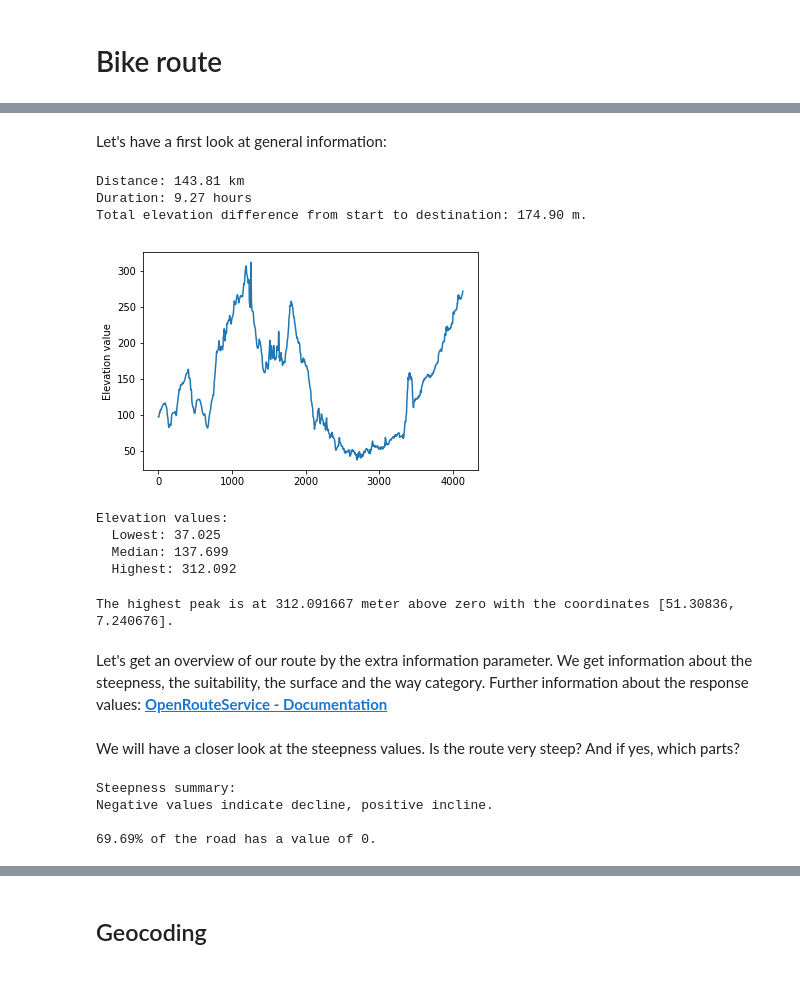
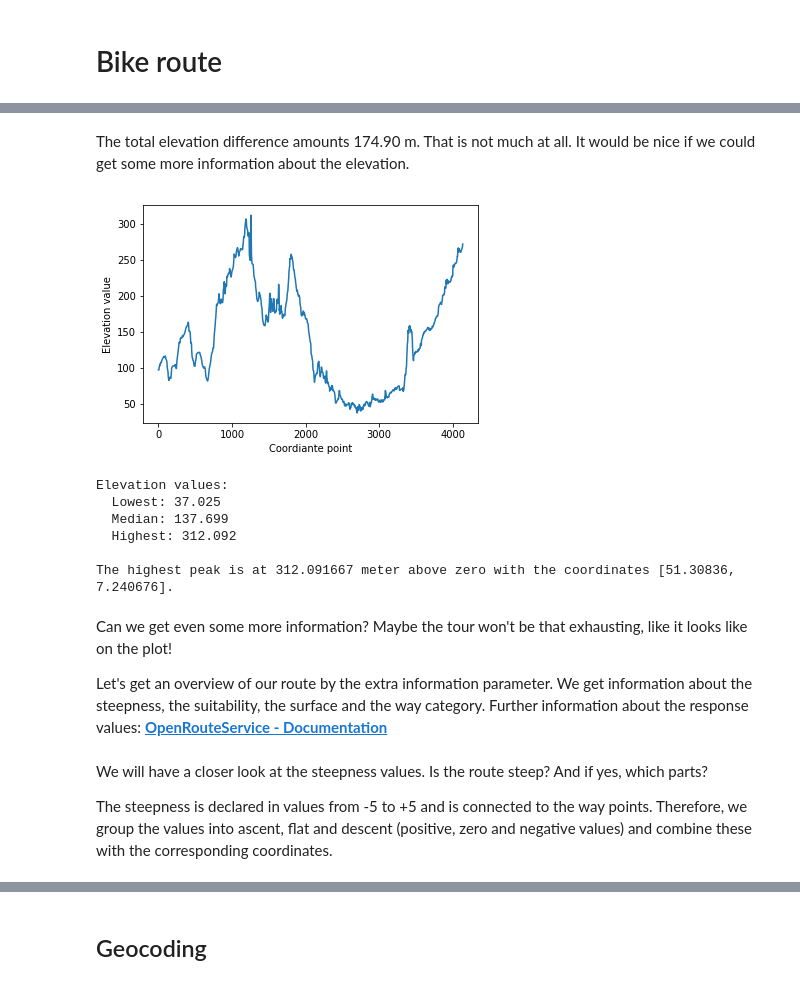
Before and after one commit to GIScience/openrouteservice-examples, a Jupyter notebook: python/Bike_Tour.ipynb, the cells around one changed output, grey strips where cells are left out. Drawn from its saved outputs; the diff is of its cells as text; code cells hidden in the pictures.

Commit message:
Update Bike_Tour

```diff
--- a/python/Bike_Tour.ipynb
+++ b/python/Bike_Tour.ipynb
@@ -44,49 +50,42 @@ cleaned_map
 [interactive output not drawn]
-# %% [markdown]
-Let's have a first look at general information:
-# %%
-for info in direct_request['features'][0]['properties']['summary']:
-    print('Distance: {:.2f} km \nDuration: {:.2f} hours'.format(info['distance']/1000, info['duration']/3600))
-    print('Total elevation difference from start to destination: {:.2f} m.'.format(info['ascent']-info['descent']))
-# %% [output]
-Distance: 143.81 km
-Duration: 9.27 hours
-Total elevation difference from start to destination: 174.90 m.
+# %% [markdown]
+The total elevation difference amounts 174.90 m. That is not much at all. It would be nice if we could get some more information about the elevation.
 # %%
+# The elevation value is saved in the coordinate paramter -> e.g. [lat, lon, elev]
 elev_values = []
-for elev_value in direct_request['features'][0]['geometry']['coordinates']:
-    coords = [elev_value[0],elev_value[1]]
-    elev_values.append(elev_value[2])
+for value in direct_request['features'][0]['geometry']['coordinates']:
+    elev_values.append(value[2])
 
-for value in direct_request['features']:
-    distance = value['properties']['summary'][0]['distance']/1000
-
+# Plot elevation values
 pylab.plot(elev_values)
-pylab.xlabel('')
+pylab.xlabel('Coordiante point')
 pylab.ylabel('Elevation value')
 pylab.show()
+print('Elevation values:\n  Lowest: {:.3f}\n  Median: {:.3f}\n  Highest: {:.3f}\n'.format(np.min(elev_values), np.median(elev_values), np.max(elev_values)))
 
-print('Elevation values:\n  Lowest: {:.3f}\n  Median: {:.3f}\n  Highest: {:.3f}'.format(np.min(elev_values), np.median(elev_values), np.max(elev_values)))
+
+# Highest peak
+elev_array = np.array([elev_values])
+for elev_value in direct_request['features'][0]['geometry']['coordinates']:
+    if elev_value[2] == np.max(elev_array):
+        peak_coords = [elev_value[1], elev_value[0]]
+        folium.Marker(peak_coords,
+                      icon = folium.Icon(color='green'),
+                      popup = 'Highest elevation point').add_to(cleaned_map)
+
+print('The highest peak is at {} meter above zero with the coordinates {}.'.format(np.max(elev_array),peak_coords))
 # %% [output]
-[figure, old version]
+[figure, new version]
 Elevation values:
   Lowest: 37.025
   Median: 137.699
   Highest: 312.092
+
+The highest peak is at 312.091667 meter above zero with the coordinates [51.30836, 7.240676].
-# %%
-elev_array = np.array([elev_values])
-
-for elev_value in direct_request['features'][0]['geometry']['coordinates']:
-    if elev_value[2] == np.max(elev_array):
-        peak_coords = [elev_value[1], elev_value[0]]
-        folium.Marker(peak_coords,
-                      icon = folium.Icon(color='green'),
-                      popup = 'Highest elevation point').add_to(cleaned_map)
-
-print('The highest peak is at {} meter above zero with the coordinates {}.'.format(np.max(elev_array),peak_coords))
-# %% [output]
-The highest peak is at 312.091667 meter above zero with the coordinates [51.30836, 7.240676].
 # %% [markdown]
+Can we get even some more information? Maybe the tour won't be that exhausting, like it looks like on the plot!
+
+
 Let's get an overview of our route by the extra information parameter. We get information about the steepness, the suitability, the surface and the way category.
 Further information about the response values: [**OpenRouteService - Documentation**](https://github.com/GIScience/openrouteservice-docs#routing-response)
 # %%
@@ -99,15 +98,7 @@ direct_params['extra_info'] = {'steepness','traildifficulty', 'suitability', 'su
 del direct_params['format_out'] # Delete 'format_out' parameter for receiving extra information
 direct_extra_request = clnt.directions(**direct_params)
 # %% [markdown]
-We will have a closer look at the steepness values. Is the route very steep? And if yes, which parts?
+We will have a closer look at the steepness values. Is the route steep? And if yes, which parts?
+
+The steepness is declared in values from -5 to +5 and is connected to the way points. Therefore, we group the values into ascent, flat and descent (positive, zero and negative values) and combine these with the corresponding coordinates.
-# %%
-print('Steepness summary: \nNegative values indicate decline, positive incline.\n ')
-for value in direct_extra_request['routes'][0]['extras']['steepness']['summary']:
-    if value['amount'] > 50:
-        print('{:.2f}% of the road has a value of {}.'.format(value['amount'], value['value']))
-# %% [output]
-Steepness summary:
-Negative values indicate decline, positive incline.
-
-69.69% of the road has a value of 0.
 # %%
```
Also changed, not shown: parts of 26 cells of this notebook.
